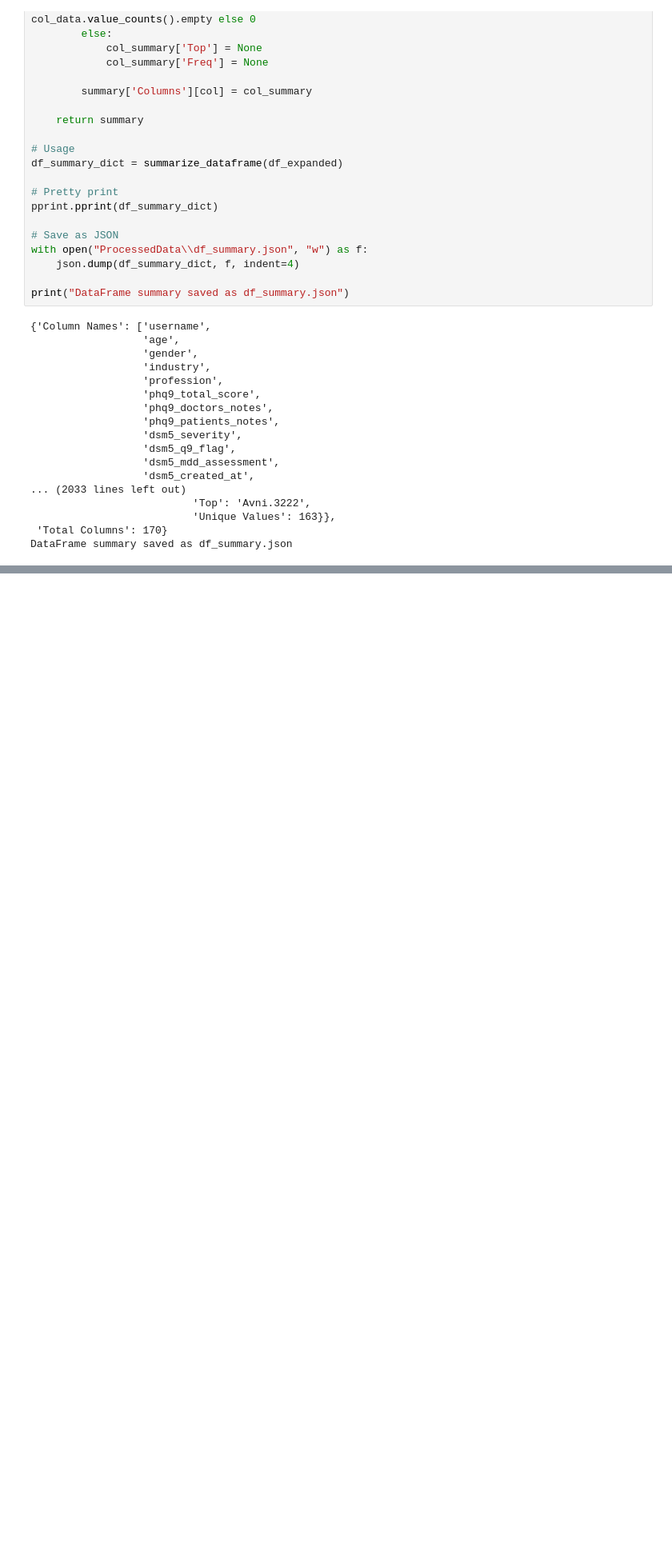
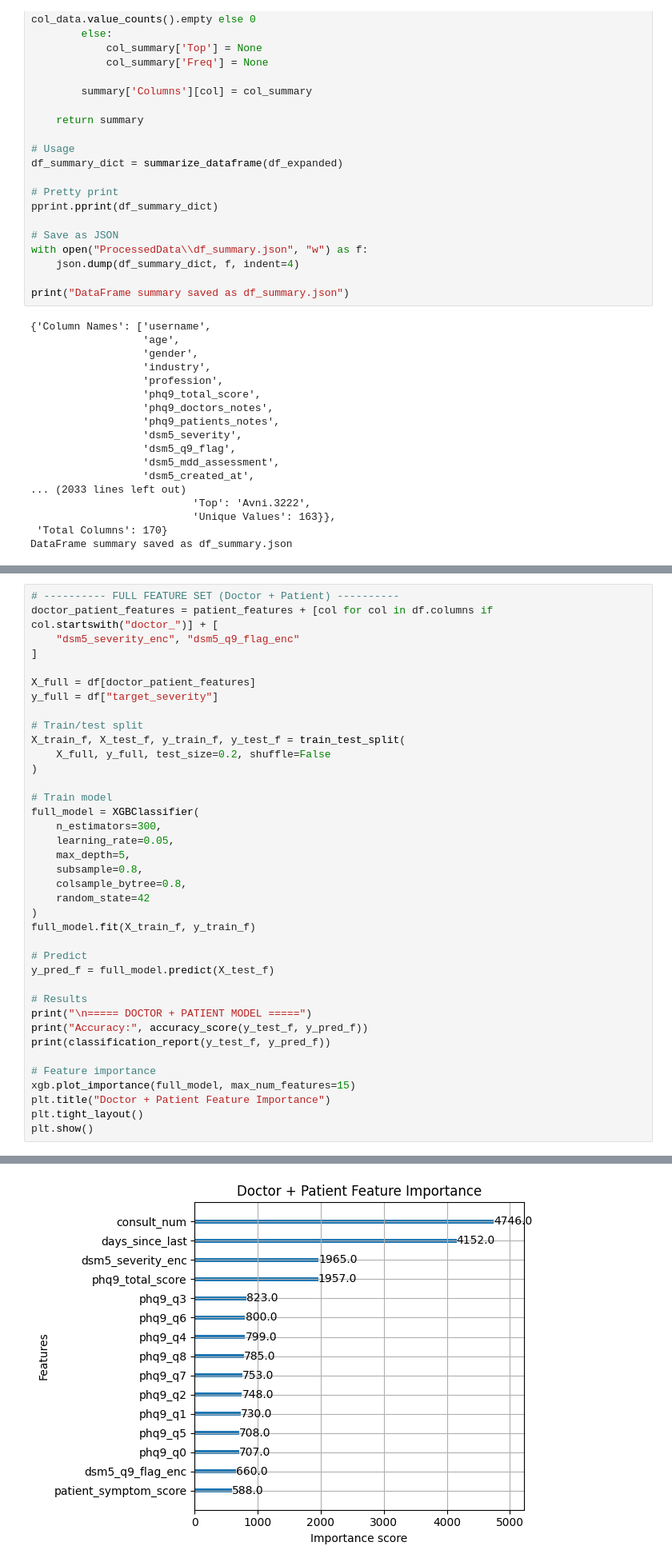
Before and after one commit to manideepsp/PHQ9_DSM5_ML_AI, a Jupyter notebook: backend/exploratory_analysis/explore_df.ipynb, the cells around one changed output, grey strips where cells are left out. Shown at 80% size. Drawn from its saved outputs; the diff is of its cells as text; blank space fills up the shorter version.

```diff
--- a/backend/exploratory_analysis/explore_df.ipynb
+++ b/backend/exploratory_analysis/explore_df.ipynb
@@ -956,0 +1202,39 @@ DataFrame summary saved as df_summary.json
+# %%
+# ---------- FULL FEATURE SET (Doctor + Patient) ----------
+doctor_patient_features = patient_features + [col for col in df.columns if col.startswith("doctor_")] + [
+    "dsm5_severity_enc", "dsm5_q9_flag_enc"
+]
+
+X_full = df[doctor_patient_features]
+y_full = df["target_severity"]
+
+# Train/test split
+X_train_f, X_test_f, y_train_f, y_test_f = train_test_split(
+    X_full, y_full, test_size=0.2, shuffle=False
+)
+
+# Train model
+full_model = XGBClassifier(
+    n_estimators=300,
+    learning_rate=0.05,
+    max_depth=5,
+    subsample=0.8,
+    colsample_bytree=0.8,
+    random_state=42
+)
+full_model.fit(X_train_f, y_train_f)
+
+# Predict
+y_pred_f = full_model.predict(X_test_f)
+
+# Results
+print("\n===== DOCTOR + PATIENT MODEL =====")
+print("Accuracy:", accuracy_score(y_test_f, y_pred_f))
+print(classification_report(y_test_f, y_pred_f))
+
+# Feature importance
+xgb.plot_importance(full_model, max_num_features=15)
+plt.title("Doctor + Patient Feature Importance")
+plt.tight_layout()
+plt.show()
+# %% [output]
@@ -956,0 +1254 @@ DataFrame summary saved as df_summary.json
+[figure, added]
```
Also changed, not shown: parts of 21 cells of this notebook, 6 other files.
